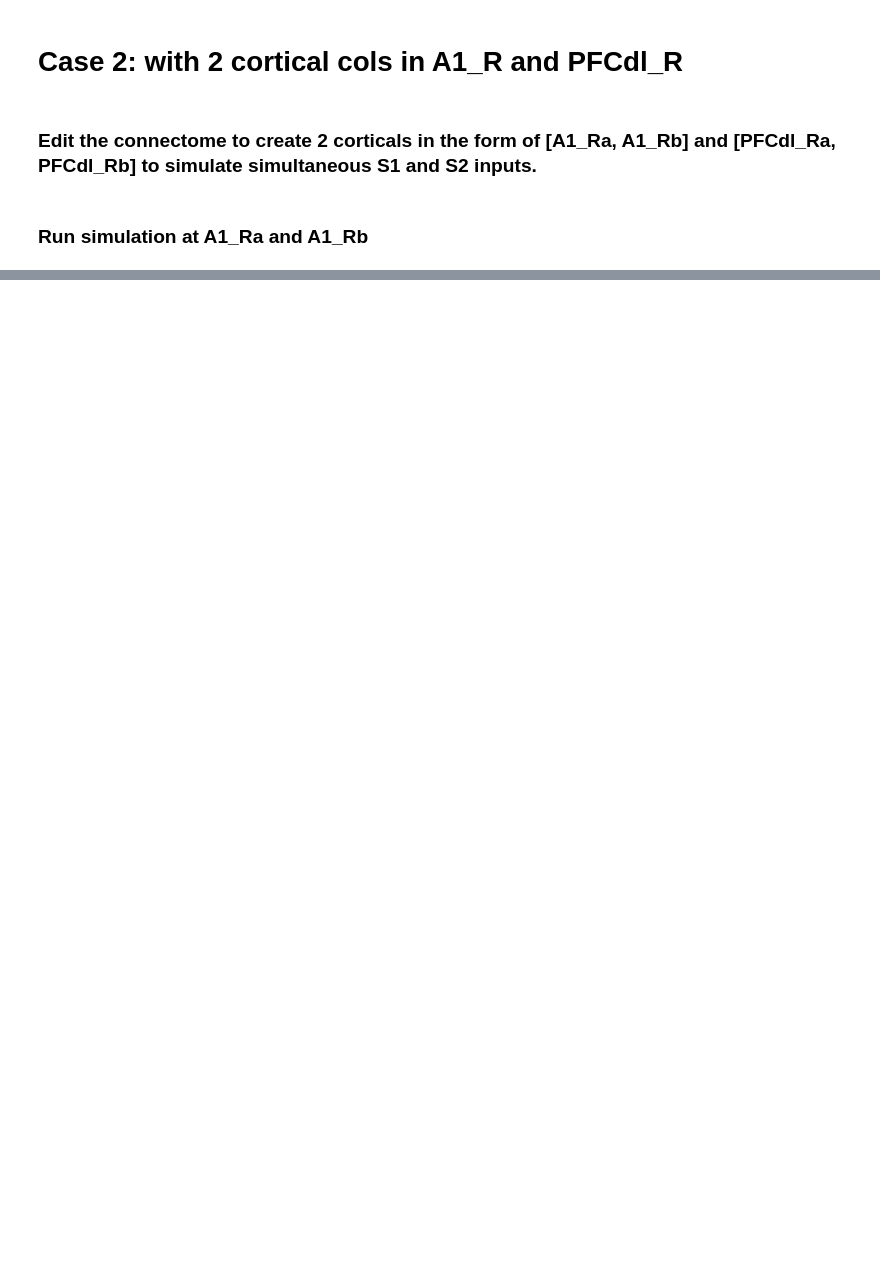
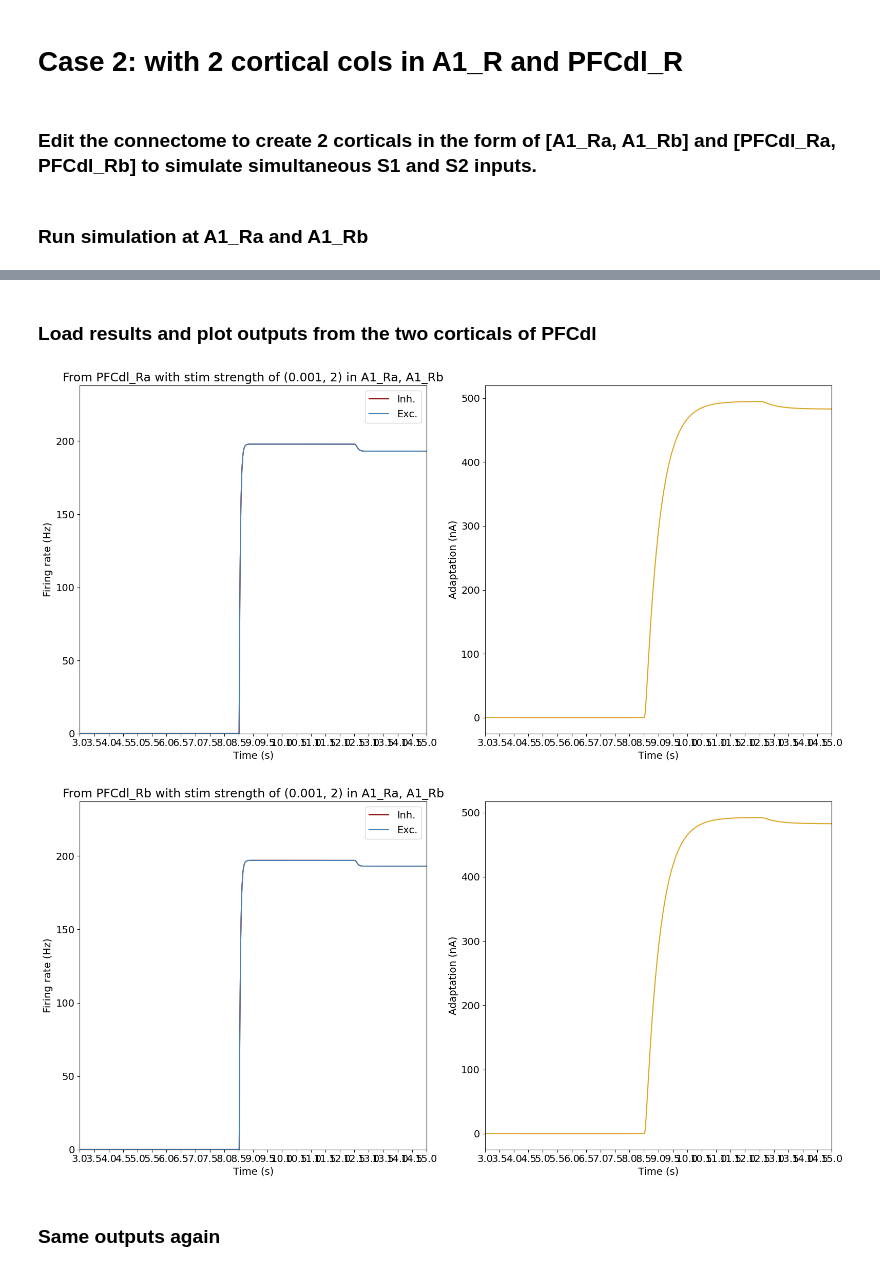
Before and after one commit to TuranSKT/tvb_decision_making, a Jupyter notebook: decision_making_A1.ipynb, the cells around one changed output, grey strips where cells are left out. Drawn from its saved outputs; the diff is of its cells as text; code cells hidden in the pictures; blank space fills up the shorter version.

```diff
--- a/decision_making_A1.ipynb
+++ b/decision_making_A1.ipynb
@@ -221,0 +186,30 @@ SimSeries2.plot_simulation(['PFCdl_Rb'])
+# %%
+# Import connectome
+connectome = Connectome(connectivity_path)
+
+conn_autocorr_name = "Conn_case3"
+conn_autocorr_path = ROOT_FOLDER + f'/tvb_model_reference/data/macaque/{conn_autocorr_name}/'
+
+connectome.duplicate_region('A1_R', 0.9) #auto-corr has %90 of the overall weight, cross => %10
+connectome.duplicate_region('PFCdl_R', 0.9)
+
+# Set Cross-weight to 0 i.e [A1_Ra, PFCdl_Rb] and [A1_Rb, PFCdl_Ra]
+connectome.set_weight('A1_Ra', 'PFCdl_Rb', 0)
+connectome.set_weight('A1_Rb', 'PFCdl_Ra', 0)
+
+# Save the edited connectome
+connectome.save_changes(conn_autocorr_path)
+# %%
+conn_autocorr = Connectome(conn_autocorr_path)
+sim_series3_param = {"root_folder": SAVE_FOLDER,
+                     "sim_name": "simCl", #Name of the simulation
+                     "connectome_instance": conn_autocorr, #Load the surface/connectome to change
+                     "rois_stim_values": {'A1_Ra': [0.001],
+                                   'A1_Rb': [2]}, #Stimulus Regions
+                     "isIntNoise": False}
+
+# Create and init a simulator object
+SimSeries3 = Simulation(**sim_series3_param)
+
+# Run the simulation
+SimSeries3.main_simulation_loop()
@@ -221,0 +236,11 @@ SimSeries2.plot_simulation(['PFCdl_Rb'])
+# %% [markdown]
+### Load results and plot outputs from the two corticals of PFCdl
+# %%
+SimSeries3.load_simulation() # Load simulation
+SimSeries3.plot_simulation(['PFCdl_Ra'])
+SimSeries3.plot_simulation(['PFCdl_Rb'])
+# %% [output]
+[figure, added]
+[figure, added]
+# %% [markdown]
+### Same outputs again
```
Also changed, not shown: parts of 15 cells of this notebook, 3 other files.
